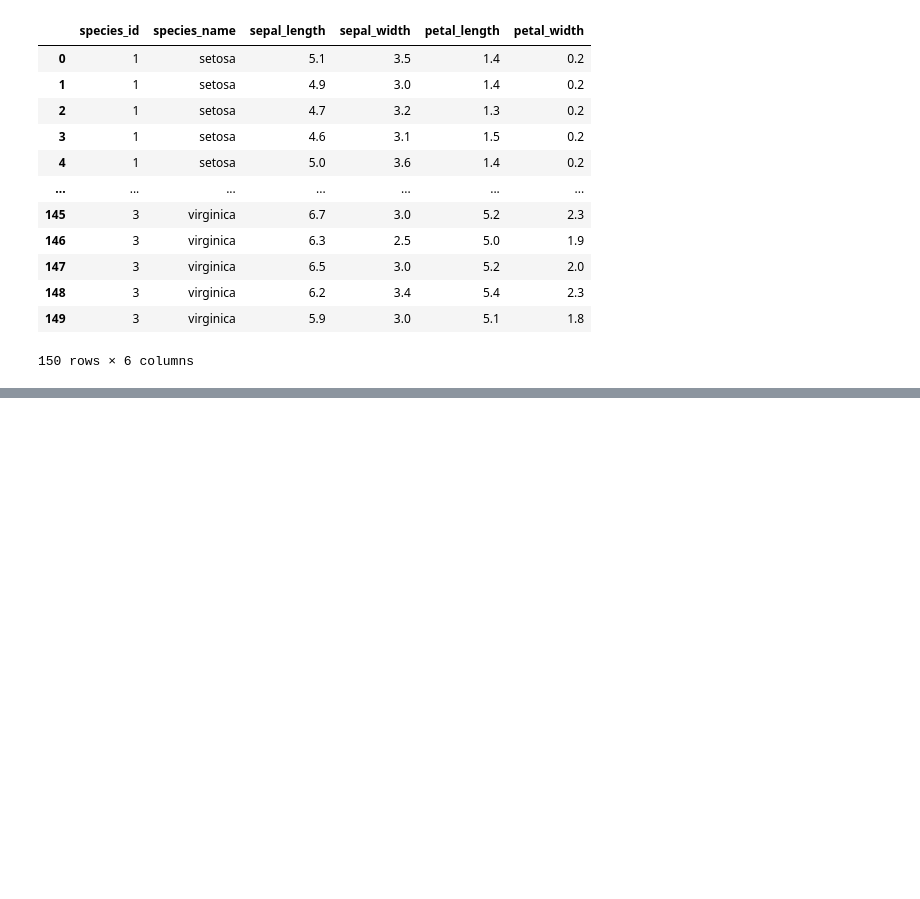
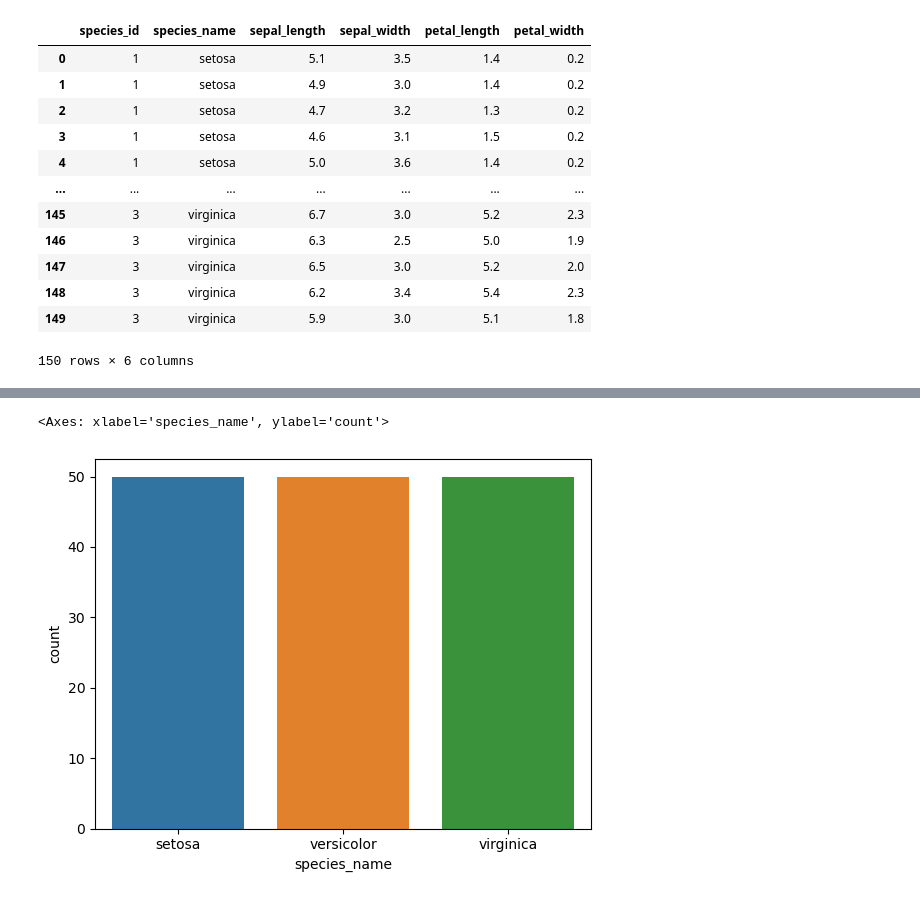
Before and after one commit to Thoai-Adam/classificatin-exercises, a Jupyter notebook: Not_To_Be_Taken_Cerealy.ipynb, the cells around one changed output, grey strips where cells are left out. Drawn from its saved outputs; the diff is of its cells as text; code cells hidden in the pictures; blank space fills up the shorter version.

```diff
--- a/Not_To_Be_Taken_Cerealy.ipynb
+++ b/Not_To_Be_Taken_Cerealy.ipynb
@@ -63,0 +99,5 @@ NameError: name 'df' is not defined
+# %%
+sns.countplot(data= iris_df, x= 'species_name')
+# %% [output]
+<Axes: xlabel='species_name', ylabel='count'>
+[figure, added]
```
Also changed, not shown: parts of 26 cells of this notebook, 1 other file.
